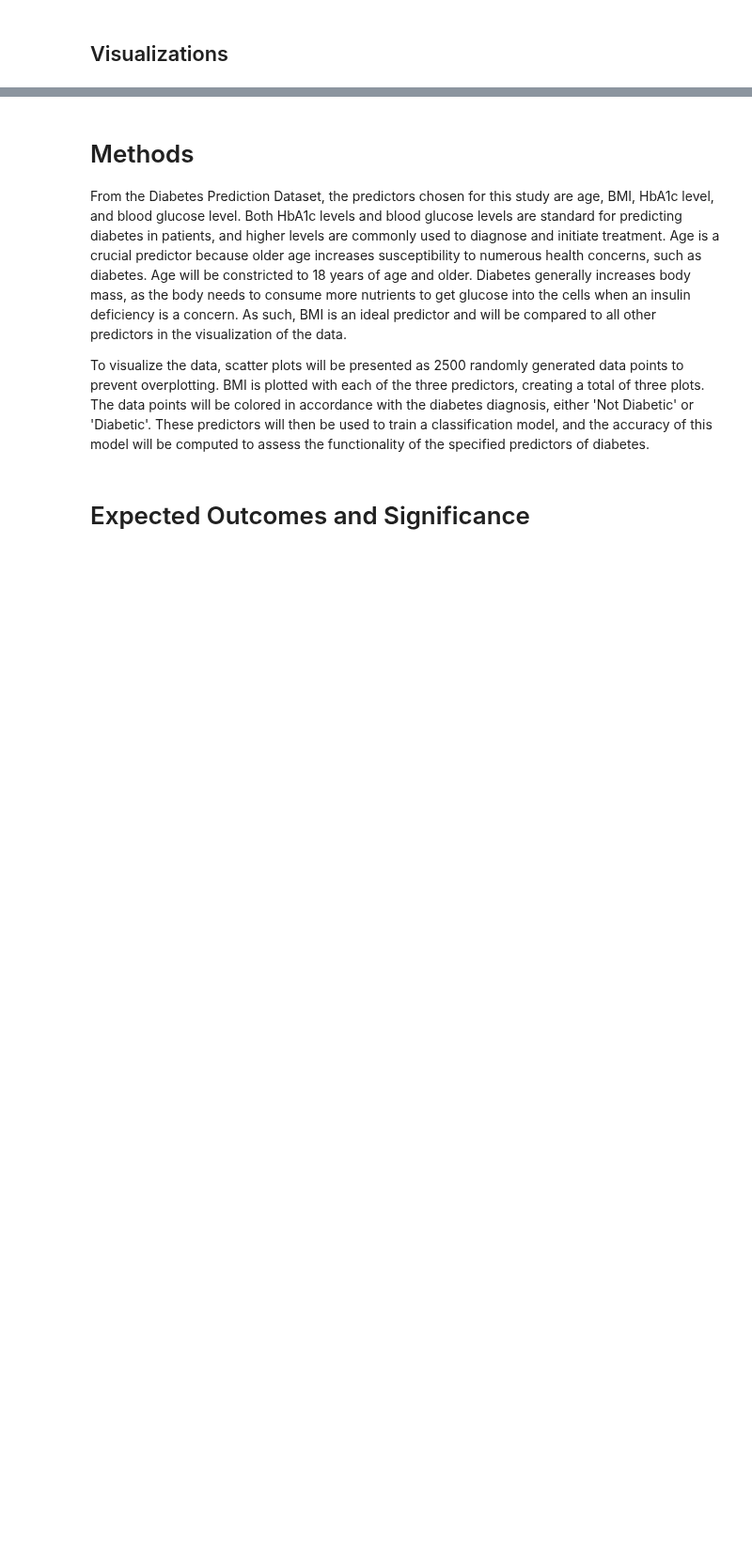
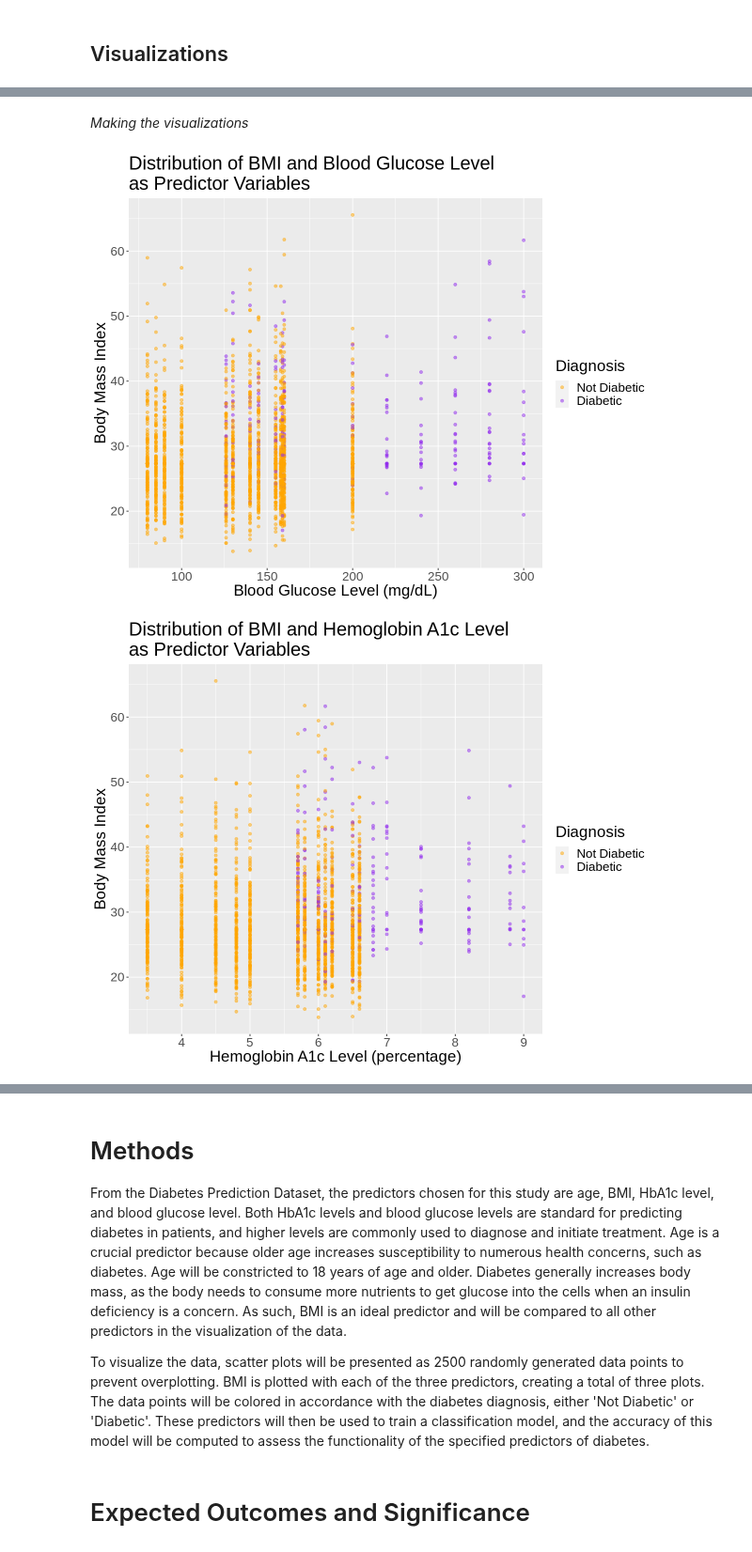
Before and after one commit to YashM8/DS100-GroupProject, a Jupyter notebook: proposal_33.ipynb, the cells around one changed output, grey strips where cells are left out. Shown at 94% size. Saved outputs shown, nothing was run; the diff lists cells and outputs as text; code cells hidden in the pictures; blank space fills up the shorter version.

Commit message:
visualization updates

```diff
--- a/proposal_33.ipynb
+++ b/proposal_33.ipynb
@@ -196,0 +128,35 @@ bmi_age
+# %% [markdown]
+*Making the visualizations*
+# %%
+bmi_blood_glucose <- diabetes_sample |>
+    ggplot(aes(x = blood_glucose_level, y = bmi, color = diabetes)) +
+    geom_point(alpha = 0.5) +
+    labs(x = "Blood Glucose Level (mg/dL)", y = "Body Mass Index", color = "Diagnosis") +
+    ggtitle("Distribution of BMI and Blood Glucose Level \nas Predictor Variables") +
+    scale_color_manual(labels = c("Not Diabetic", "Diabetic"),
+    values = c("orange", "purple2")) +
+    theme(text = element_text(size = 20))
+bmi_blood_glucose
+
+bmi_HbA1c <- diabetes_sample |>
+    ggplot(aes(x = HbA1c_level, y = bmi, color = diabetes)) +
+    geom_point(alpha = 0.5) +
+    labs(x = "Hemoglobin A1c Level (percentage)", y = "Body Mass Index", color = "Diagnosis") +
+    ggtitle("Distribution of BMI and Hemoglobin A1c Level \nas Predictor Variables") +
+    scale_color_manual(labels = c("Not Diabetic", "Diabetic"),
+    values = c("orange", "purple2")) +
+    theme(text = element_text(size = 20))
+bmi_HbA1c
+
+bmi_age <- diabetes_sample |>
+    ggplot(aes(x = age, y = bmi, color = diabetes)) +
+    geom_point(alpha = 0.5) +
+    labs(x = "Age (years)", y = "Body Mass Index", color = "Diagnosis") +
+    ggtitle("Distribution of BMI and Age \nas Predictor Variables") +
+    scale_color_manual(labels = c("Not Diabetic", "Diabetic"),
+    values = c("orange", "purple2")) +
+    theme(text = element_text(size = 20))
+bmi_age
+# %% [output]
+[figure, added]
+[figure, added]
```
Also changed, not shown: parts of 10 cells of this notebook.
